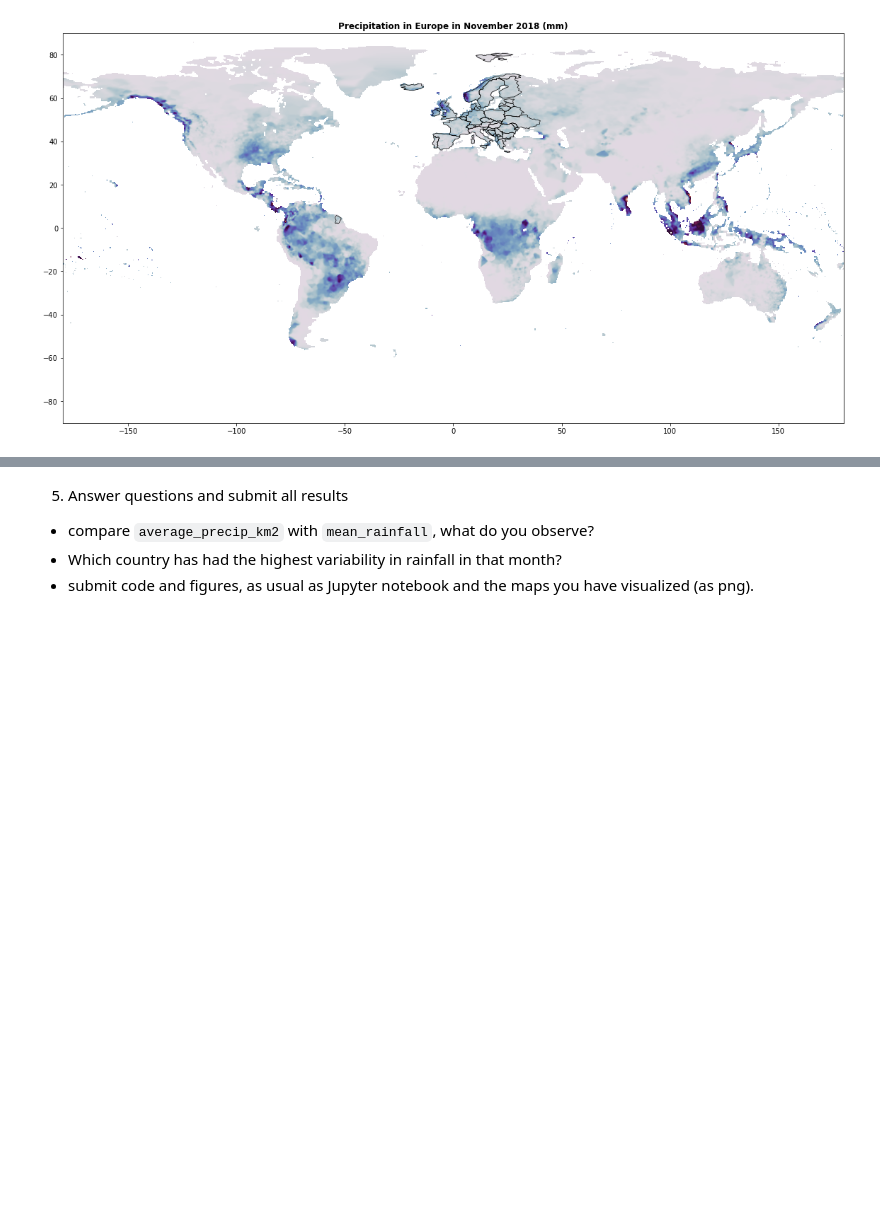
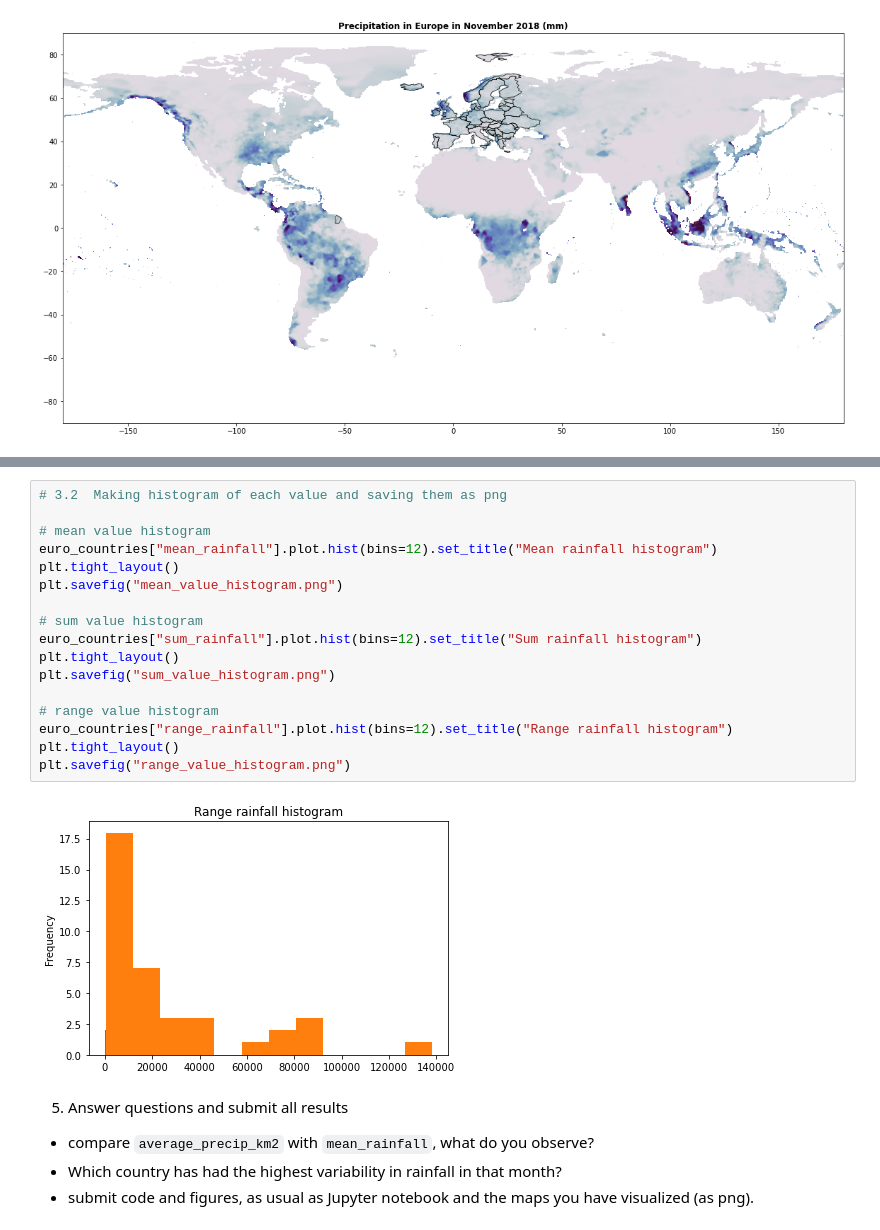
Before and after one commit to Bakhtiyar-Garashov/GeoPython2020, a Jupyter notebook: Assignment3/assignment3.ipynb, the cells around one changed output, grey strips where cells are left out. Cells and saved outputs as stored; diff of their text form; blank space fills up the shorter version.

```diff
--- a/Assignment3/assignment3.ipynb
+++ b/Assignment3/assignment3.ipynb
@@ -152,3 +164,22 @@ euro_countries
+# %%
+# 3.2  Making histogram of each value and saving them as png
+
+# mean value histogram
+euro_countries["mean_rainfall"].plot.hist(bins=12).set_title("Mean rainfall histogram")
+plt.tight_layout()
+plt.savefig("mean_value_histogram.png")
+
+# sum value histogram
+euro_countries["sum_rainfall"].plot.hist(bins=12).set_title("Sum rainfall histogram")
+plt.tight_layout()
+plt.savefig("sum_value_histogram.png")
+
+# range value histogram
+euro_countries["range_rainfall"].plot.hist(bins=12).set_title("Range rainfall histogram")
+plt.tight_layout()
+plt.savefig("range_value_histogram.png")
+# %% [output]
+[figure, added]
 # %% [markdown]
 5.  Answer questions and submit all results
 
```
Also changed, not shown: parts of 13 cells of this notebook, 14 other files.
